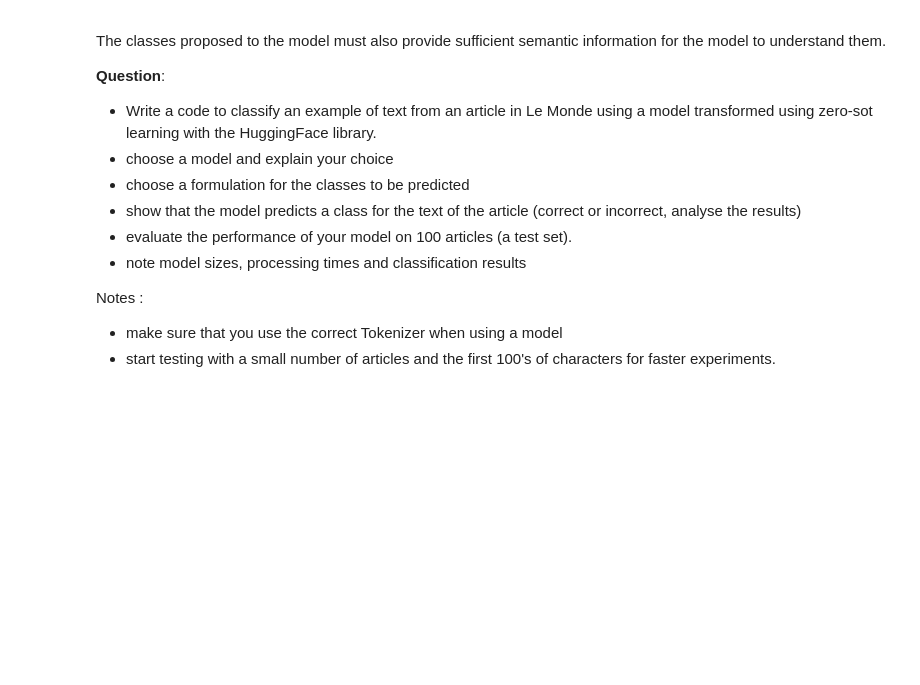
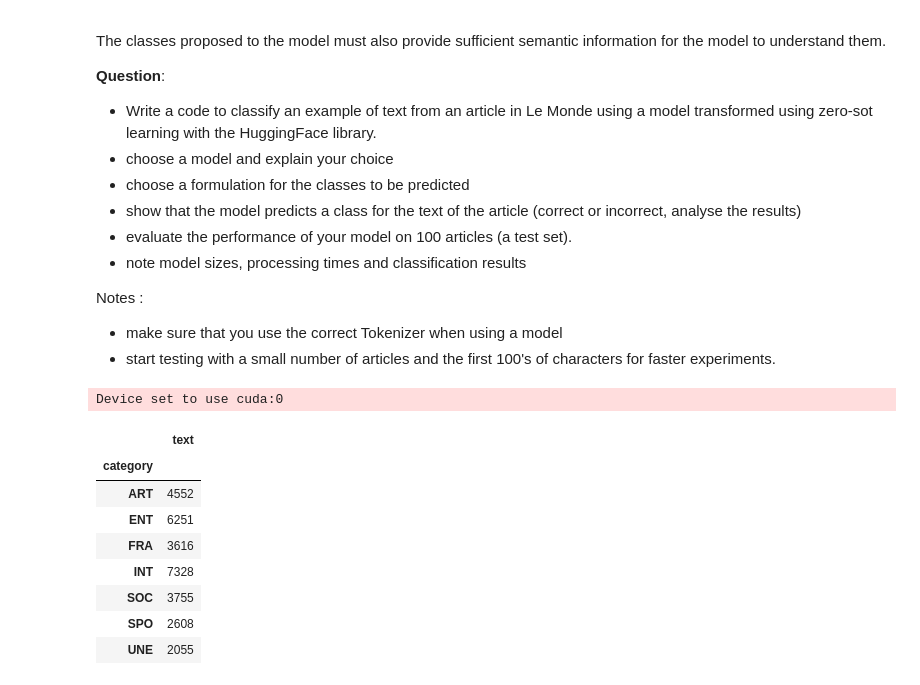
Before and after one commit to tpaquier/nlp_td_proj, a Jupyter notebook: TextClassification_LeMonde (1).ipynb, the cells around one changed output. Cells and saved outputs as stored; diff of their text form; code cells hidden in the pictures; blank space fills up the shorter version.

```diff
--- a/TextClassification_LeMonde (1).ipynb
+++ b/TextClassification_LeMonde (1).ipynb
@@ -334,0 +343,17 @@ Notes :
+# %%
+candidate_labels = ["art", "entreprise", "france", "international", "societe", "sport", "page frontale"]
+classifier = pipeline("zero-shot-classification", model="MoritzLaurer/mDeBERTa-v3-base-mnli-xnli")
+# %% [output]
+Device set to use cuda:0
+# %%
+data.groupby('category').count()
+# %% [output]
+|  | text |
+| category |  |
+| ART | 4552 |
+| ENT | 6251 |
+| FRA | 3616 |
+| INT | 7328 |
+| SOC | 3755 |
+| SPO | 2608 |
+| UNE | 2055 |
```
Also changed, not shown: parts of 22 cells of this notebook.
